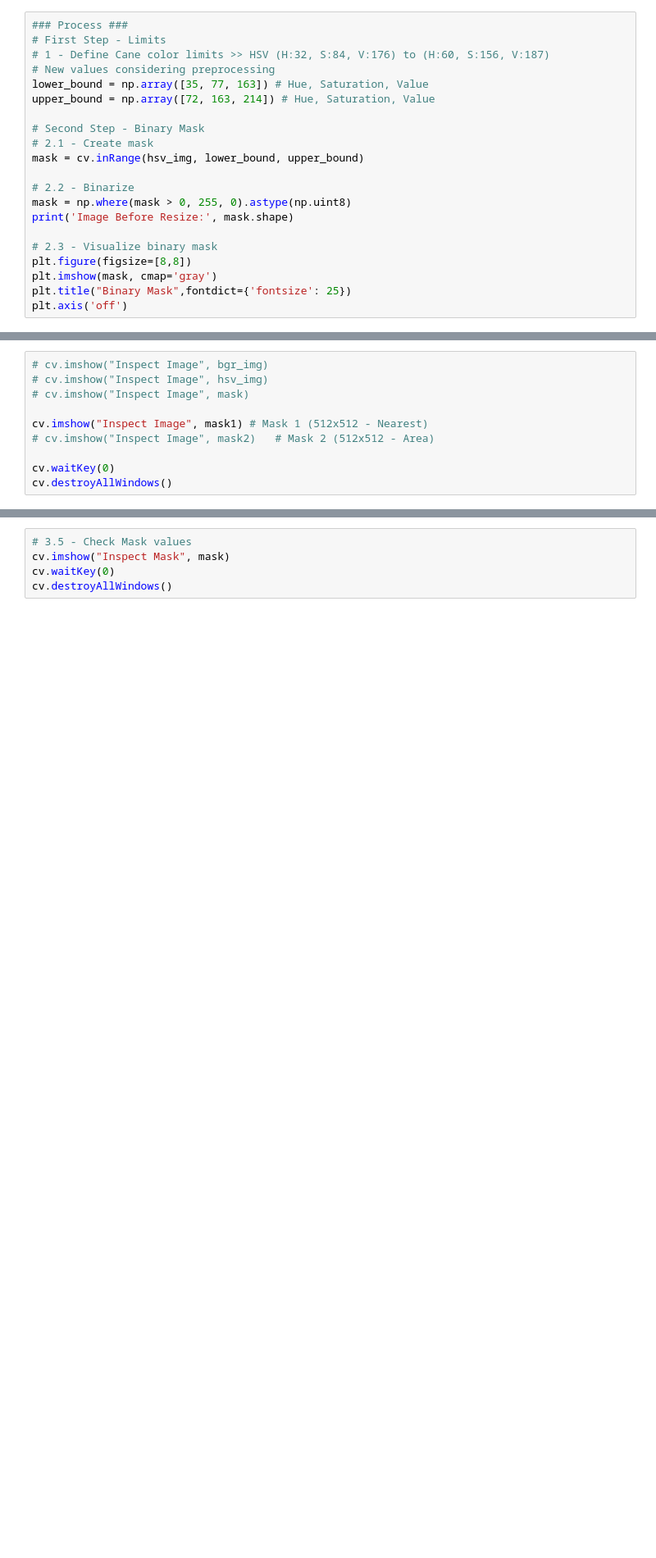
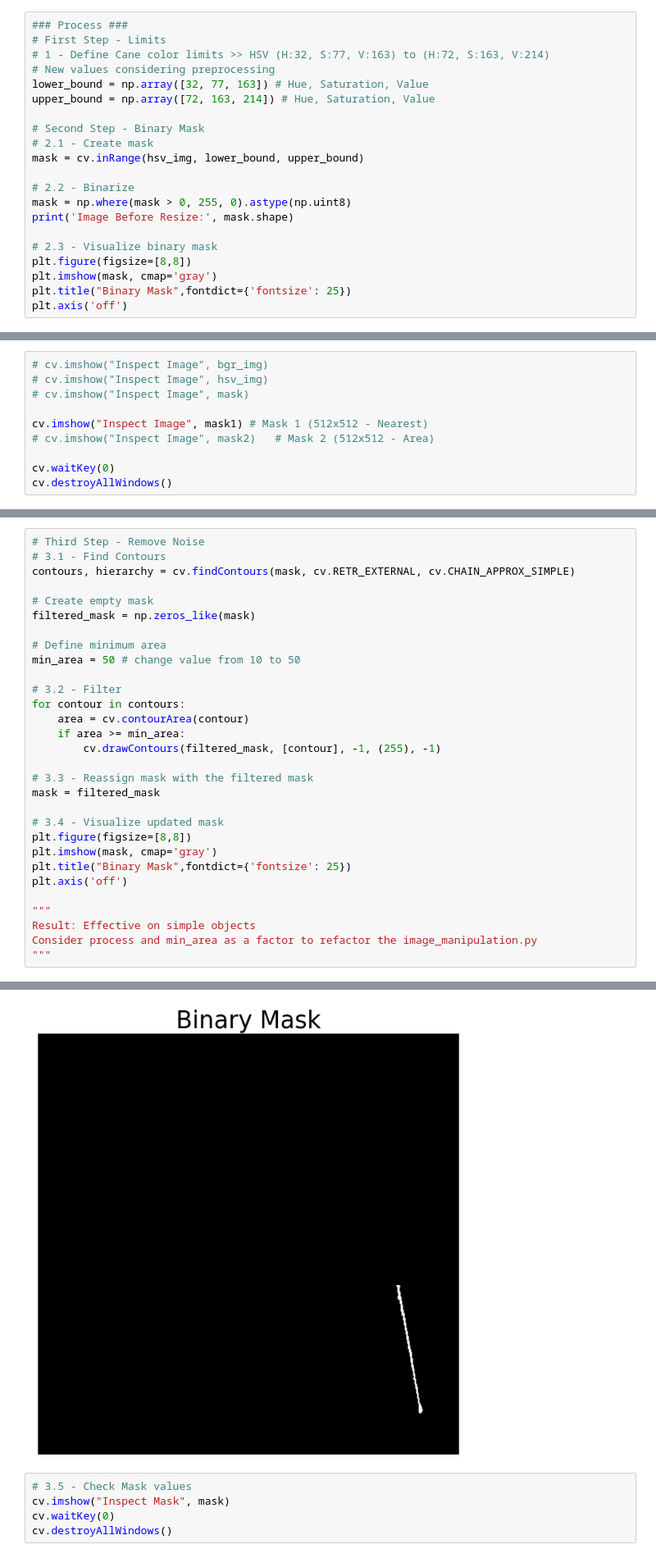
Before and after one commit to rpgouveia/pucpr_pibiti_semantic_segmentation, a Jupyter notebook: study_color_conversion_v2/cane_resize.ipynb, the cells around one changed output, grey strips where cells are left out. Shown: that part at 82% size. Saved outputs shown, nothing was run; the diff lists cells and outputs as text; blank space fills up the shorter version.

Commit message:
feat: update cane_resize.ipynb

```diff
--- a/study_color_conversion_v2/cane_resize.ipynb
+++ b/study_color_conversion_v2/cane_resize.ipynb
@@ -62,4 +69,4 @@ upper_bound = [72, 163, 214]
 # %%
 ### Process ###
 # First Step - Limits
-# 1 - Define Cane color limits >> HSV (H:32, S:84, V:176) to (H:60, S:156, V:187)
+# 1 - Define Cane color limits >> HSV (H:32, S:77, V:163) to (H:72, S:163, V:214)
@@ -67,4 +74,4 @@ upper_bound = [72, 163, 214]
-lower_bound = np.array([35, 77, 163]) # Hue, Saturation, Value
+lower_bound = np.array([32, 77, 163]) # Hue, Saturation, Value
 upper_bound = np.array([72, 163, 214]) # Hue, Saturation, Value
 
 # Second Step - Binary Mask
@@ -166,3 +152,34 @@ plt.axis('off')
 # %% [output]
 (np.float64(-0.5), np.float64(511.5), np.float64(511.5), np.float64(-0.5))
 [figure]
+# %%
+# Third Step - Remove Noise
+# 3.1 - Find Contours
+contours, hierarchy = cv.findContours(mask, cv.RETR_EXTERNAL, cv.CHAIN_APPROX_SIMPLE)
+
+# Create empty mask
+filtered_mask = np.zeros_like(mask)
+
+# Define minimum area
+min_area = 50 # change value from 10 to 50
+
+# 3.2 - Filter
+for contour in contours:
+    area = cv.contourArea(contour)
+    if area >= min_area:
+        cv.drawContours(filtered_mask, [contour], -1, (255), -1)
+
+# 3.3 - Reassign mask with the filtered mask
+mask = filtered_mask
+
+# 3.4 - Visualize updated mask
+plt.figure(figsize=[8,8])
+plt.imshow(mask, cmap='gray')
+plt.title("Binary Mask",fontdict={'fontsize': 25})
+plt.axis('off')
+
+"""
+Result: Effective on simple objects
+Consider process and min_area as a factor to refactor the image_manipulation.py
+"""
+# %% [output]
@@ -169,3 +187,4 @@ plt.axis('off')
+[figure, added]
 # %%
 # 3.5 - Check Mask values
 cv.imshow("Inspect Mask", mask)
```
Also changed, not shown: parts of 11 cells of this notebook.
